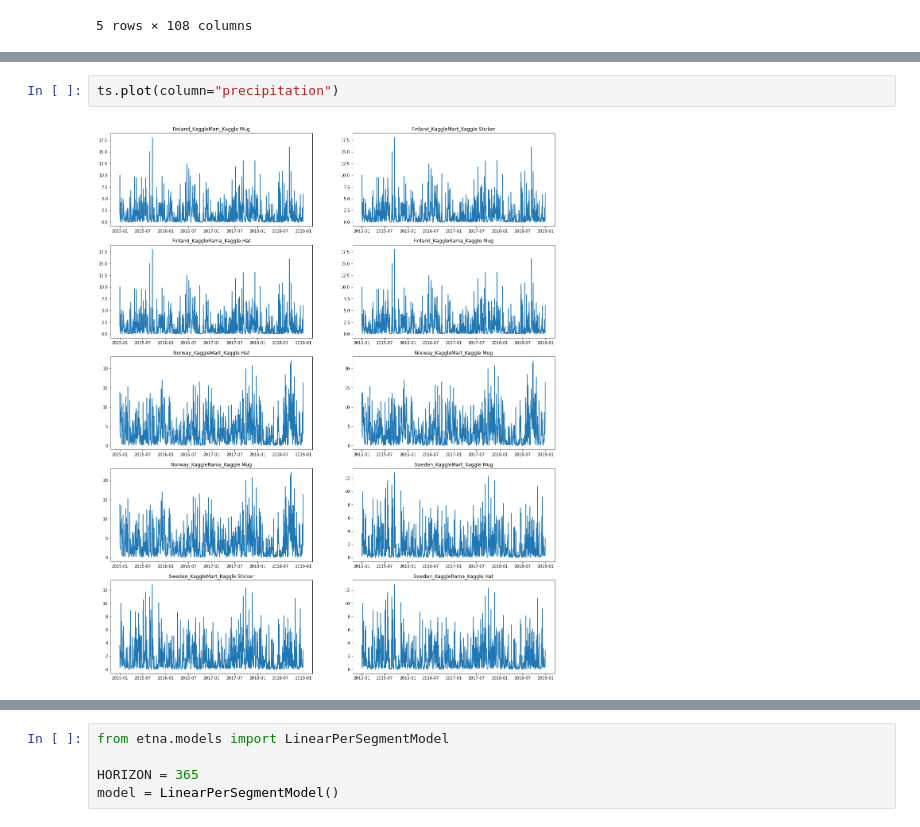
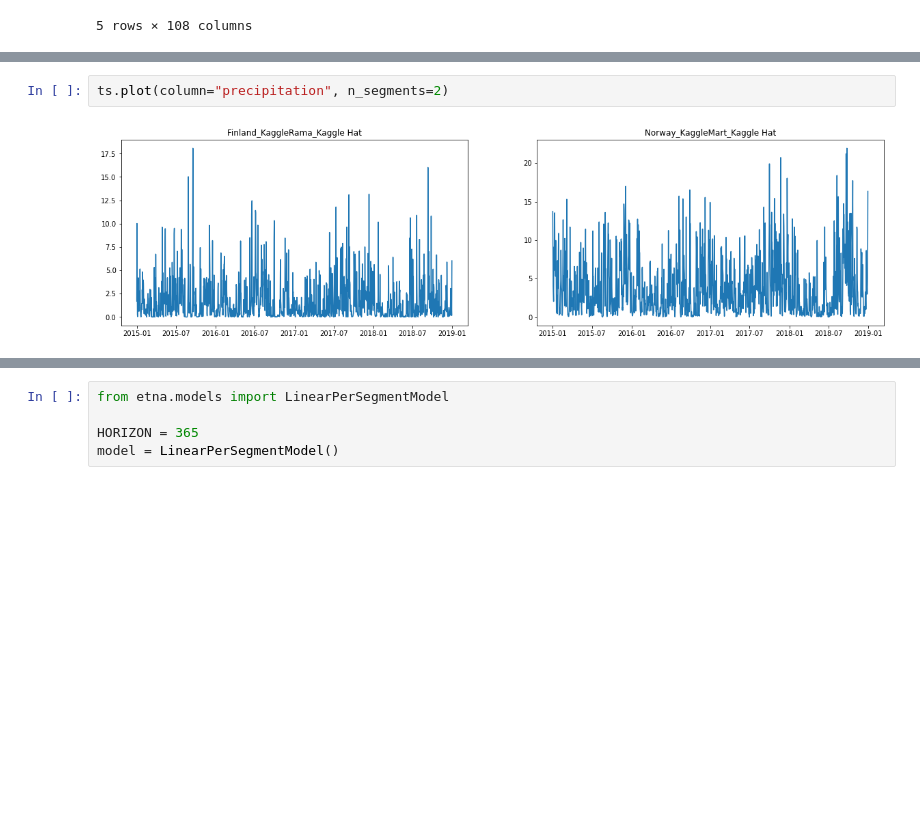
Before and after one commit to tinkoff-ai/etna, a Jupyter notebook: examples/exogenous_data.ipynb, the cells around one changed output, grey strips where cells are left out. Saved outputs shown, nothing was run; the diff lists cells and outputs as text; blank space fills up the shorter version.

```diff
--- a/examples/exogenous_data.ipynb
+++ b/examples/exogenous_data.ipynb
@@ -108,5 +115,5 @@ ts.plot(column="snow_depth")
 # %%
-ts.plot(column="precipitation")
+ts.plot(column="precipitation", n_segments=2)
 # %% [output]
-[figure, old version]
+[figure, new version]
 # %%
```
Also changed, not shown: parts of 16 cells of this notebook.
